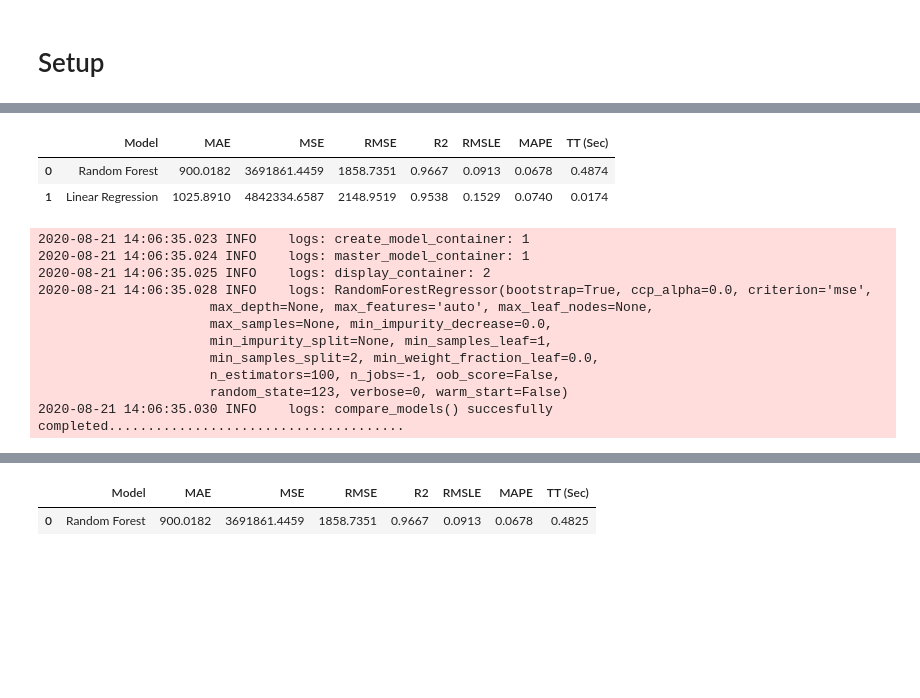
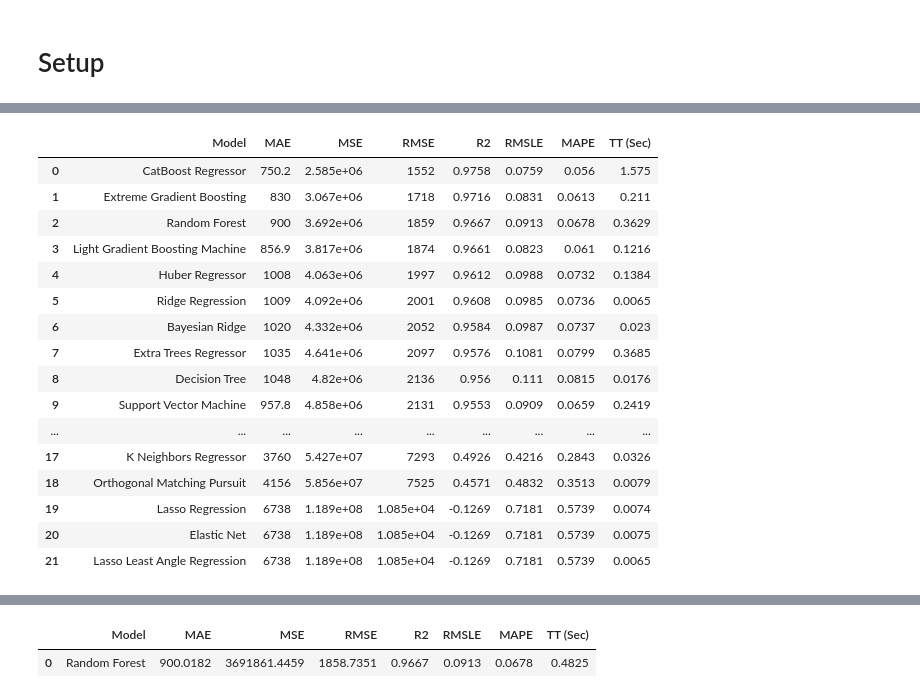
Before and after one commit to shubhamsoniXom/DARK, a Jupyter notebook: notebooks/Rapid_modeling_experiments.ipynb, the cells around one changed output, grey strips where cells are left out. Cells and saved outputs as stored; diff of their text form; code cells hidden in the pictures; blank space fills up the shorter version.

```diff
--- a/notebooks/Rapid_modeling_experiments.ipynb
+++ b/notebooks/Rapid_modeling_experiments.ipynb
@@ -174,20 +173,24 @@ RandomForestRegressor(bootstrap=True, ccp_alpha=0.0, criterion='mse',
                       min_samples_split=2, min_weight_fraction_leaf=0.0,
                       n_estimators=100, n_jobs=-1, oob_score=False,
                       random_state=123, verbose=0, warm_start=False)
-# %%
-results = compare_models(whitelist=['lr','rf'])
-# %% [output]
-|  | Model | MAE | MSE | RMSE | R2 | RMSLE | MAPE | TT (Sec) |
-| 0 | Random Forest | 900.0182 | 3691861.4459 | 1858.7351 | 0.9667 | 0.0913 | 0.0678 | 0.4874 |
-| 1 | Linear Regression | 1025.8910 | 4842334.6587 | 2148.9519 | 0.9538 | 0.1529 | 0.0740 | 0.0174 |
-2020-08-21 14:06:35.023 INFO    logs: create_model_container: 1
-2020-08-21 14:06:35.024 INFO    logs: master_model_container: 1
-2020-08-21 14:06:35.025 INFO    logs: display_container: 2
-2020-08-21 14:06:35.028 INFO    logs: RandomForestRegressor(bootstrap=True, ccp_alpha=0.0, criterion='mse',
-                      max_depth=None, max_features='auto', max_leaf_nodes=None,
-                      max_samples=None, min_impurity_decrease=0.0,
-                      min_impurity_split=None, min_samples_leaf=1,
-                      min_samples_split=2, min_weight_fraction_leaf=0.0,
-                      n_estimators=100, n_jobs=-1, oob_score=False,
-                      random_state=123, verbose=0, warm_start=False)
-2020-08-21 14:06:35.030 INFO    logs: compare_models() succesfully completed......................................
+# %%
+%%time
+results = compare_models()
+# %% [output]
+|  | Model | MAE | MSE | RMSE | R2 | RMSLE | MAPE | TT (Sec) |
+| 0 | CatBoost Regressor | 750.2 | 2.585e+06 | 1552 | 0.9758 | 0.0759 | 0.056 | 1.575 |
+| 1 | Extreme Gradient Boosting | 830 | 3.067e+06 | 1718 | 0.9716 | 0.0831 | 0.0613 | 0.211 |
+| 2 | Random Forest | 900 | 3.692e+06 | 1859 | 0.9667 | 0.0913 | 0.0678 | 0.3629 |
+| 3 | Light Gradient Boosting Machine | 856.9 | 3.817e+06 | 1874 | 0.9661 | 0.0823 | 0.061 | 0.1216 |
+| 4 | Huber Regressor | 1008 | 4.063e+06 | 1997 | 0.9612 | 0.0988 | 0.0732 | 0.1384 |
+| 5 | Ridge Regression | 1009 | 4.092e+06 | 2001 | 0.9608 | 0.0985 | 0.0736 | 0.0065 |
+| 6 | Bayesian Ridge | 1020 | 4.332e+06 | 2052 | 0.9584 | 0.0987 | 0.0737 | 0.023 |
+| 7 | Extra Trees Regressor | 1035 | 4.641e+06 | 2097 | 0.9576 | 0.1081 | 0.0799 | 0.3685 |
+| 8 | Decision Tree | 1048 | 4.82e+06 | 2136 | 0.956 | 0.111 | 0.0815 | 0.0176 |
+| 9 | Support Vector Machine | 957.8 | 4.858e+06 | 2131 | 0.9553 | 0.0909 | 0.0659 | 0.2419 |
+| ... | ... | ... | ... | ... | ... | ... | ... | ... |
+| 17 | K Neighbors Regressor | 3760 | 5.427e+07 | 7293 | 0.4926 | 0.4216 | 0.2843 | 0.0326 |
+| 18 | Orthogonal Matching Pursuit | 4156 | 5.856e+07 | 7525 | 0.4571 | 0.4832 | 0.3513 | 0.0079 |
+| 19 | Lasso Regression | 6738 | 1.189e+08 | 1.085e+04 | -0.1269 | 0.7181 | 0.5739 | 0.0074 |
+| 20 | Elastic Net | 6738 | 1.189e+08 | 1.085e+04 | -0.1269 | 0.7181 | 0.5739 | 0.0075 |
+| 21 | Lasso Least Angle Regression | 6738 | 1.189e+08 | 1.085e+04 | -0.1269 | 0.7181 | 0.5739 | 0.0065 |
```
Also changed, not shown: parts of 8 cells of this notebook, 16 other files.
